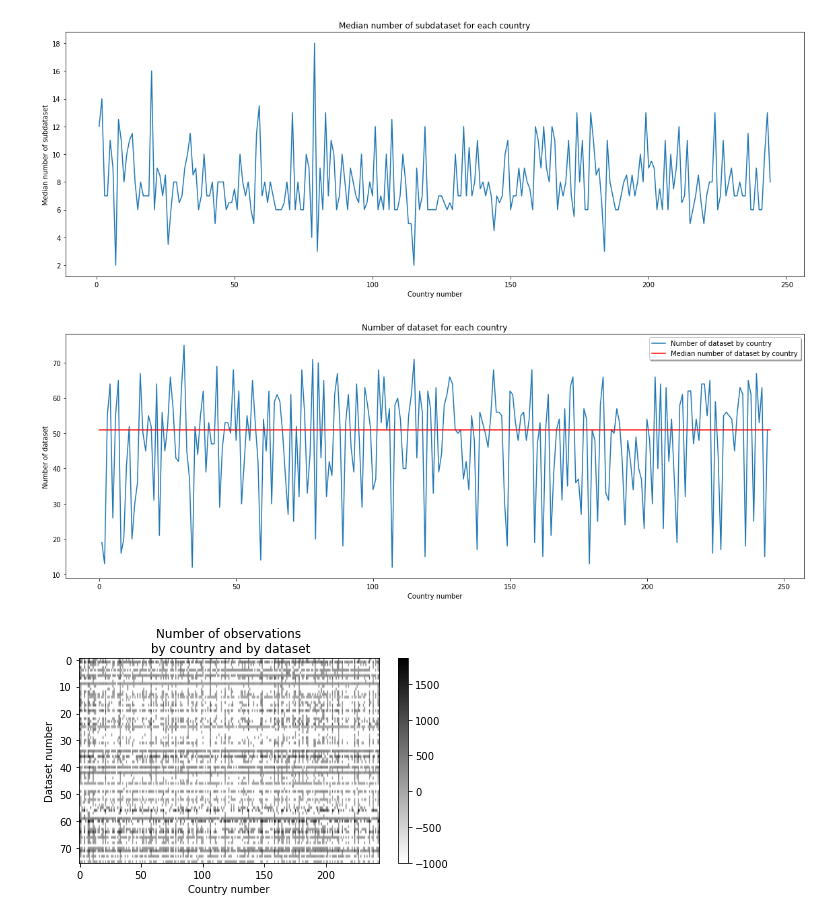
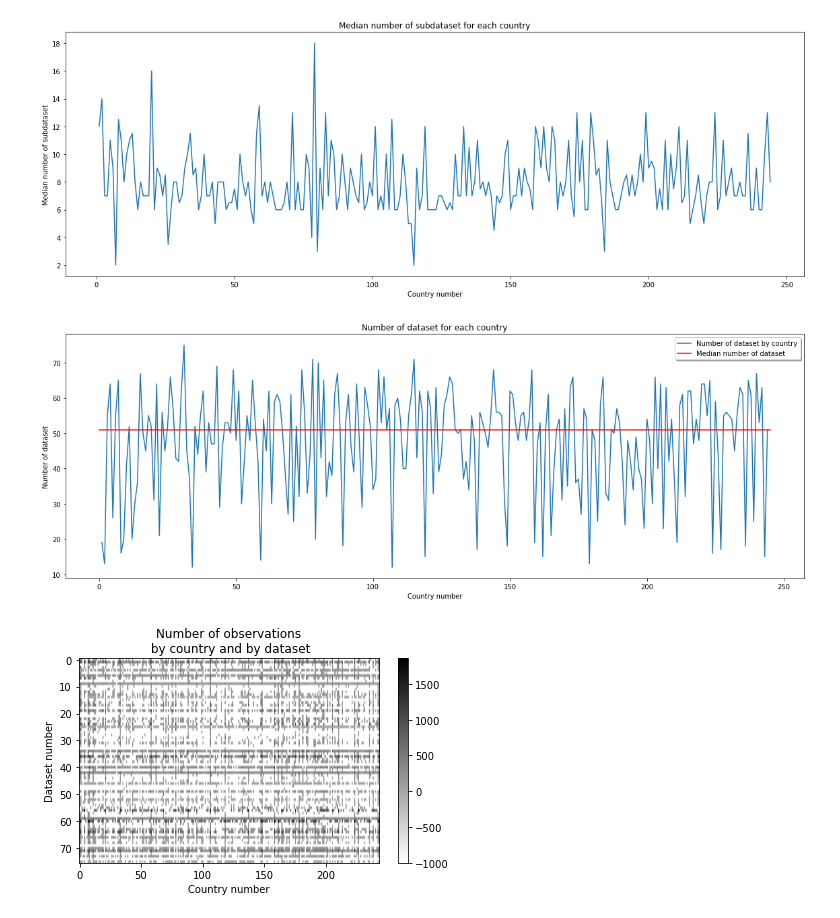
Before and after one commit to FrancescaNic/NoMoreBarPlots, a Jupyter notebook: Untitled.ipynb, the cells around one changed output. Cells and saved outputs as stored; diff of their text form; code cells hidden in the pictures.

```diff
--- a/Untitled.ipynb
+++ b/Untitled.ipynb
@@ -161,20 +161,20 @@ plt.savefig("Figure Milestone 1/Subdataset by country.pdf")
 # %%
 fig, ax = plt.subplots(1,figsize= (16,6),sharex=True)
 
 ax.plot(np.arange(1,len(country_or_area)+1),by_country.iloc[3,:])
 ax.plot(np.arange(0,len(country_or_area)+2),np.repeat(by_country.iloc[3,:].median(),len(country_or_area)+2),'r')
 
 ax.set_title('Number of dataset for each country')
 
 ax.set_ylabel('Number of dataset')
 ax.set_xlabel("Country number")
 
-ax.legend(('Number of dataset by country', 'Median number of dataset by country'), loc='upper right', shadow=True)
+ax.legend(('Number of dataset by country', 'Median number of dataset'), loc='upper right', shadow=True)
 
 plt.tight_layout()
 plt.savefig("Figure Milestone 1/Dataset by country.pdf")
 # %% [output]
-[figure, old version]
+[figure, new version]
 # %%
 heatmap2d(number_obs.to_numpy(dtype= float,na_value=-1000),xlabel= "Country number",ylabel = "Dataset number",
           title = "Number of observations\n by country and by dataset",file = "Number of observations.pdf")
```
Also changed, not shown: 3 other files.
